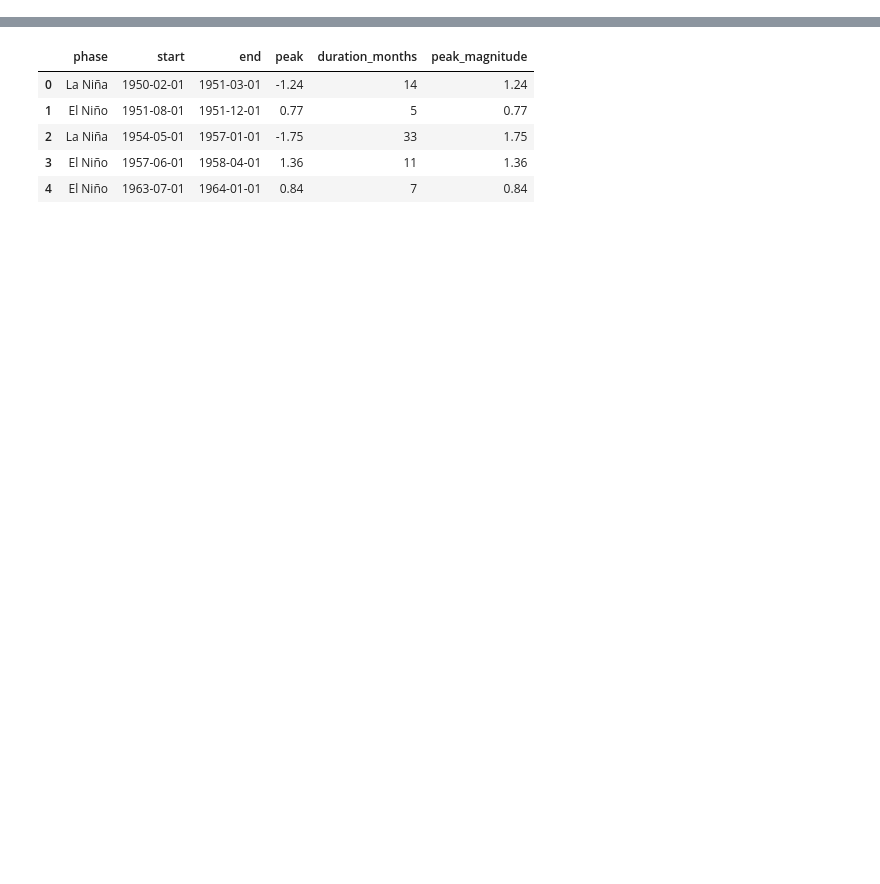
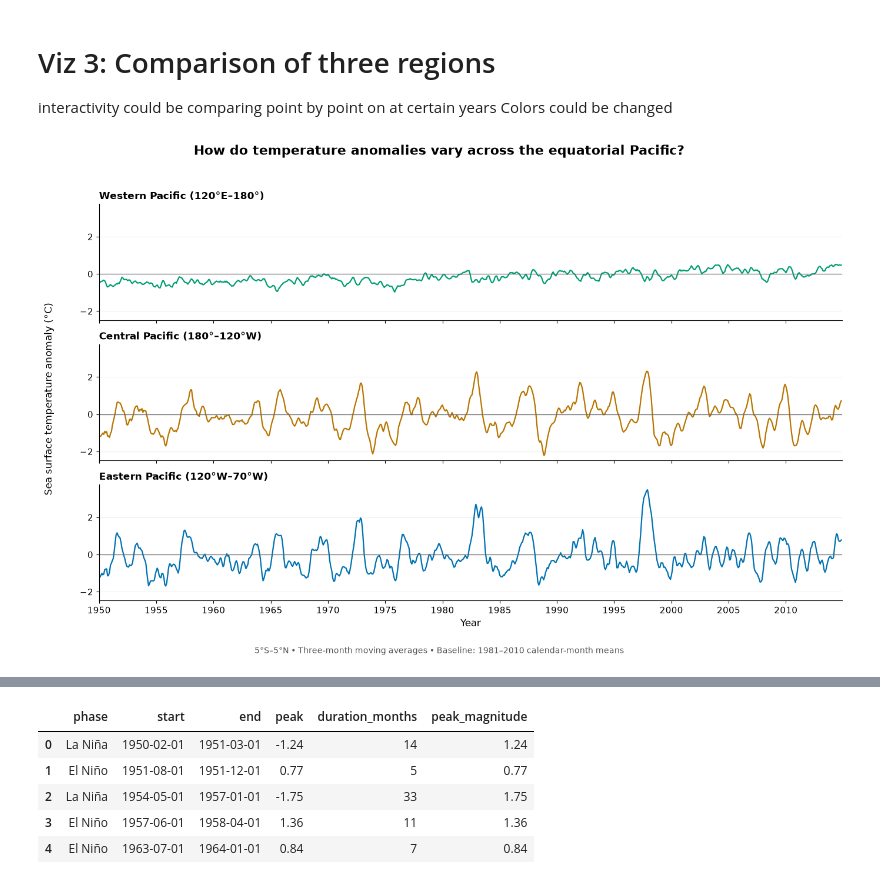
Before and after one commit to justinjames1793/dsc106-proj3, a Jupyter notebook: notebooks/emiliano_data_viz.ipynb, the cells around one changed output, grey strips where cells are left out. Saved outputs shown, nothing was run; the diff lists cells and outputs as text; code cells hidden in the pictures; blank space fills up the shorter version.

```diff
--- a/notebooks/emiliano_data_viz.ipynb
+++ b/notebooks/emiliano_data_viz.ipynb
@@ -21,0 +151,74 @@ display(nino34.head())
+# %% [markdown]
+# Viz 3: Comparison of three regions
+interactivity could be comparing point by point on at certain years
+Colors could be changed
+# %%
+dates = pd.to_datetime(hov["dates"])
+longitudes = np.array(hov["lon"])
+
+regions = {
+    "Western Pacific (120°E–180°)": (120, 180, "#009E73"),
+    "Central Pacific (180°–120°W)": (180, 240, "#B87500"),
+    "Eastern Pacific (120°W–70°W)": (240, 290, "#0072B2")
+}
+
+# Shared axes keep comparisons consistent across all three panels.
+fig, axes = plt.subplots(
+    3, 1,
+    figsize=(14, 9),
+    sharex=True,
+    sharey=True
+)
+
+for ax, (label, (west, east, color)) in zip(axes, regions.items()):
+    selected = (longitudes >= west) & (longitudes < east)
+
+    regional = pd.Series(
+        np.nanmean(hov_values[:, selected], axis=1),
+        index=dates
+    )
+
+    smoothed = regional.rolling(window=3, center=True).mean()
+
+    ax.plot(
+        smoothed.index,
+        smoothed,
+        color=color,
+        linewidth=1.6
+    )
+
+    ax.axhline(0, color="#666666", linewidth=0.9)
+
+    # Direct panel labels replace the legend.
+    ax.set_title(label, loc="left", fontsize=12, fontweight="bold")
+    ax.grid(axis="y", alpha=0.2)
+    ax.spines[["top", "right"]].set_visible(False)
+    ax.tick_params(labelsize=11)
+
+axes[-1].set_xlim(dates.min(), dates.max())
+axes[-1].xaxis.set_major_locator(mdates.YearLocator(5))
+axes[-1].xaxis.set_major_formatter(mdates.DateFormatter("%Y"))
+axes[-1].set_xlabel("Year", fontsize=12)
+
+fig.supylabel("Sea surface temperature anomaly (°C)", fontsize=12)
+
+fig.suptitle(
+    "How do temperature anomalies vary across the equatorial Pacific?",
+    fontsize=16,
+    fontweight="bold",
+    y=0.98
+)
+
+fig.text(
+    0.5, 0.02,
+    "5°S–5°N • Three-month moving averages • "
+    "Baseline: 1981–2010 calendar-month means",
+    ha="center",
+    fontsize=10,
+    color="#555555"
+)
+
+plt.tight_layout(rect=[0.03, 0.05, 1, 0.95])
+plt.show()
+# %% [output]
+[figure, added]
```
Also changed, not shown: parts of 11 cells of this notebook.
